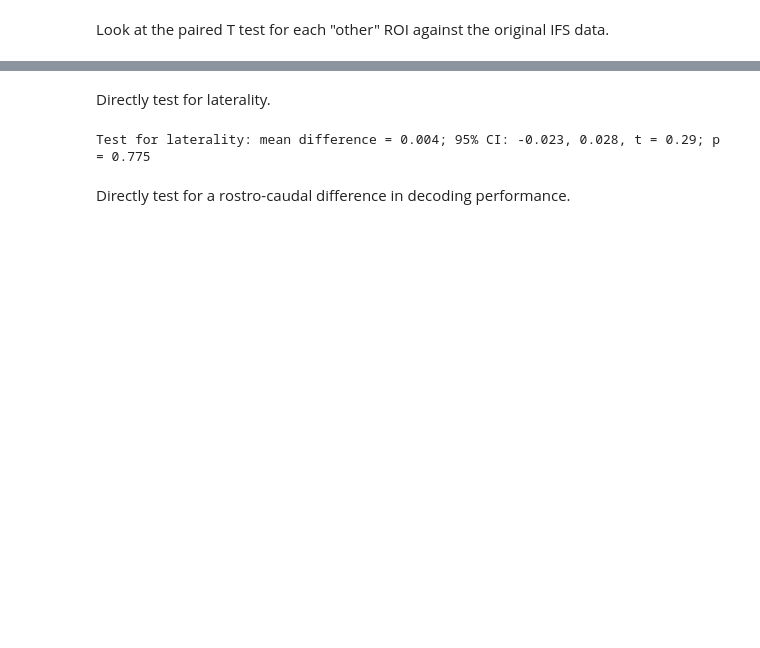
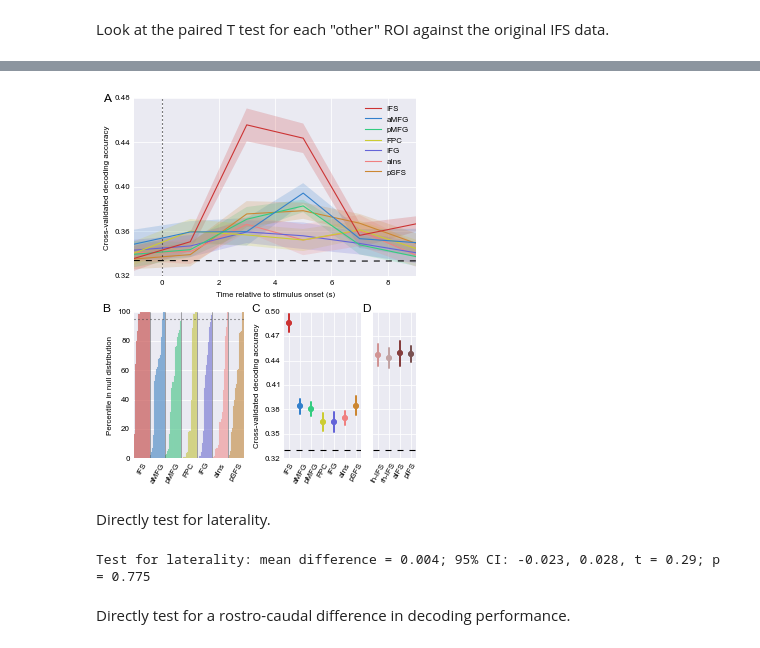
Before and after one commit to WagnerLabPapers/Waskom_JNeurosci_2014, a Jupyter notebook: Main_Analysis.ipynb, the cells around one changed output, grey strips where cells are left out. Cells and saved outputs as stored; diff of their text form; code cells hidden in the pictures; blank space fills up the shorter version.

Commit message:
Significant cleaning to Main_Analysis namespace

```diff
--- a/Main_Analysis.ipynb
+++ b/Main_Analysis.ipynb
@@ -266,7 +269,7 @@ def dksort_timecourse_figure(ax, data, ytick_args):
     # Make a legend with the ROIs
     ax.legend(frameon=False, loc="upper right")
 # %%
-def dksort_peak_figure(ax, data, chance, ytick_args, yaxis_label):
+def dksort_point_figure(ax, data, chance, ytick_args, yaxis_label):
     """Plot a point estimate and CI for the 3-5s accuracy by ROI."""
     # Plot the chance line
     ax.axhline(chance, color="k", ls="--")
@@ -290,7 +293,7 @@ def dksort_peak_figure(ax, data, chance, ytick_args, yaxis_label):
     ax.set_xticks(np.arange(len(data.columns)))
     ax.set_xticklabels(data.columns, rotation=60)
     if yaxis_label:
-        ax.set_ylabel("Cross-validated Decoding Accuracy")
+        ax.set_ylabel("Cross-validated decoding accuracy")
     else:
         ax.set_yticklabels([])
 # %%
@@ -320,7 +323,7 @@ def dksort_significance_figure(ax, data):
     ax.set_xticks(np.arange(data.shape[1]) + .5)
     ax.set_xticklabels(rois, rotation=60)
     ax.xaxis.grid(False)
-    ax.set_ylabel("Percentile of Corrected Null Distribution")
+    ax.set_ylabel("Percentile in null distribution")
 # %% [markdown]
 ## Behavioral Results
 # %% [markdown]
@@ -1017,3 +1016,29 @@ other_ttest.T
+# %%
+def dksort_figure_4():
+    f = figure(figsize=(4.48, 5.5))
+
+    ax_ts = f.add_axes([.105, .53, .875, .45])
+    dksort_timecourse_figure(ax_ts, pfc_dimension, (.32, .48, 5))
+
+    ax_sig = f.add_axes([.105, .07, .34, .37])
+    dksort_significance_figure(ax_sig, pfc_dimension["signif"])
+
+    ax_pfc_peak = f.add_axes([.57, .07, .24, .37])
+    dksort_point_figure(ax_pfc_peak, pfc_dimension["peak"], .33, (.32, .5, 7), True)
+
+    ax_sub_peak = f.add_axes([.845, .07, .135, .37])
+    dksort_point_figure(ax_sub_peak, ifs_subrois["accs"].filter(regex="IFS$"), .33, (.32, .5, 7), False)
+
+    f.text(.01, .97, "A", size=12)
+    f.text(.01, .44, "B", size=12)
+    f.text(.47, .44, "C", size=12)
+    f.text(.815, .44, "D", size=12)
+
+    save_figure(f, "figure_4")
+
+dksort_figure_4()
+# %% [output]
+[figure, added]
 # %% [markdown]
 Directly test for laterality.
 # %%
```
Also changed, not shown: parts of 115 cells of this notebook, 10 other files.
